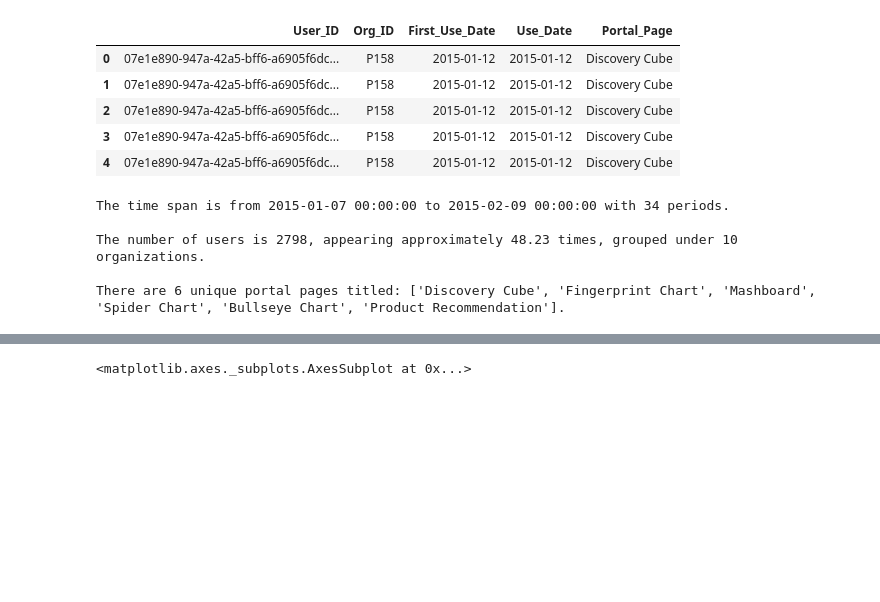
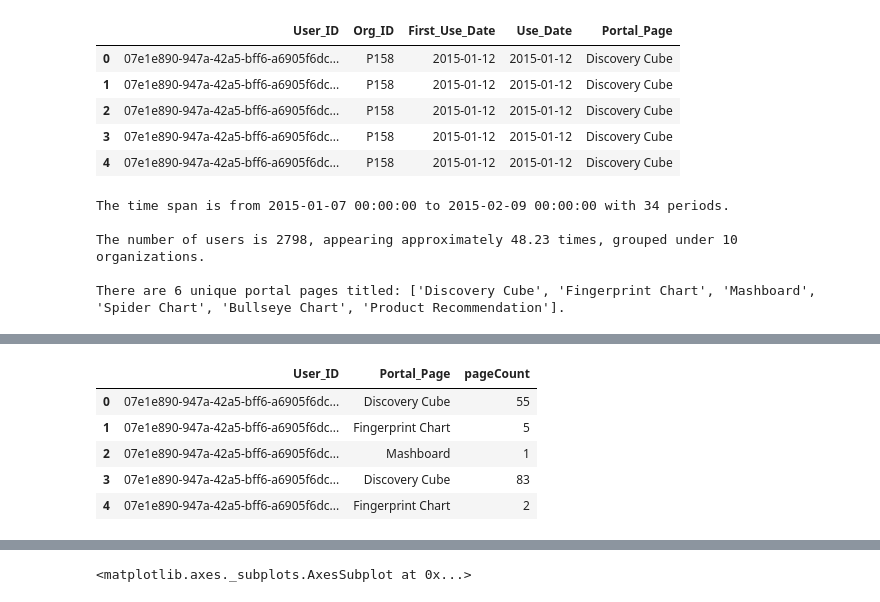
Before and after one commit to ChristopherDaigle/ConvexOptimizationWithPython, a Jupyter notebook: NotesAndTutorials/r4.ipynb, the cells around one changed output, grey strips where cells are left out. Drawn from its saved outputs; the diff is of its cells as text; code cells hidden in the pictures; blank space fills up the shorter version.

```diff
--- a/NotesAndTutorials/r4.ipynb
+++ b/NotesAndTutorials/r4.ipynb
@@ -116,0 +170,9 @@ df.head()
+# %%
+df1.head()
+# %% [output]
+|  | User_ID | Portal_Page | pageCount |
+| 0 | 07e1e890-947a-42a5-bff6-a6905f6dc... | Discovery Cube | 55 |
+| 1 | 07e1e890-947a-42a5-bff6-a6905f6dc... | Fingerprint Chart | 5 |
+| 2 | 07e1e890-947a-42a5-bff6-a6905f6dc... | Mashboard | 1 |
+| 3 | 07e1e890-947a-42a5-bff6-a6905f6dc... | Discovery Cube | 83 |
+| 4 | 07e1e890-947a-42a5-bff6-a6905f6dc... | Fingerprint Chart | 2 |
```
Also changed, not shown: parts of 10 cells of this notebook.
